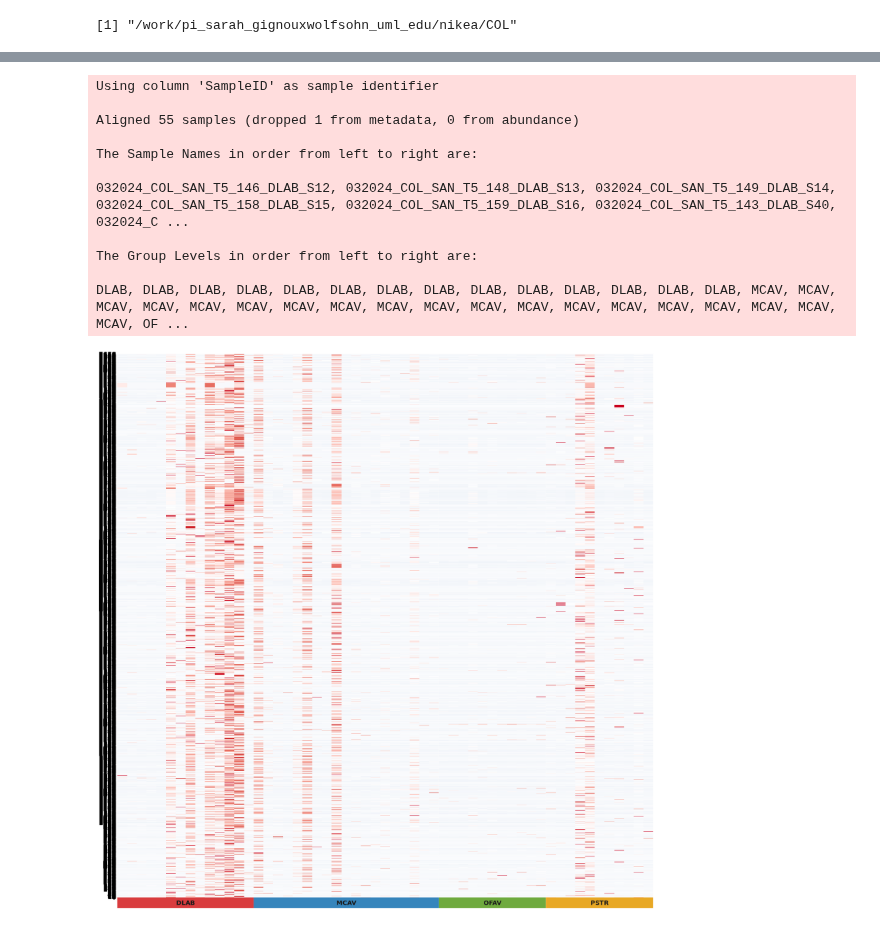
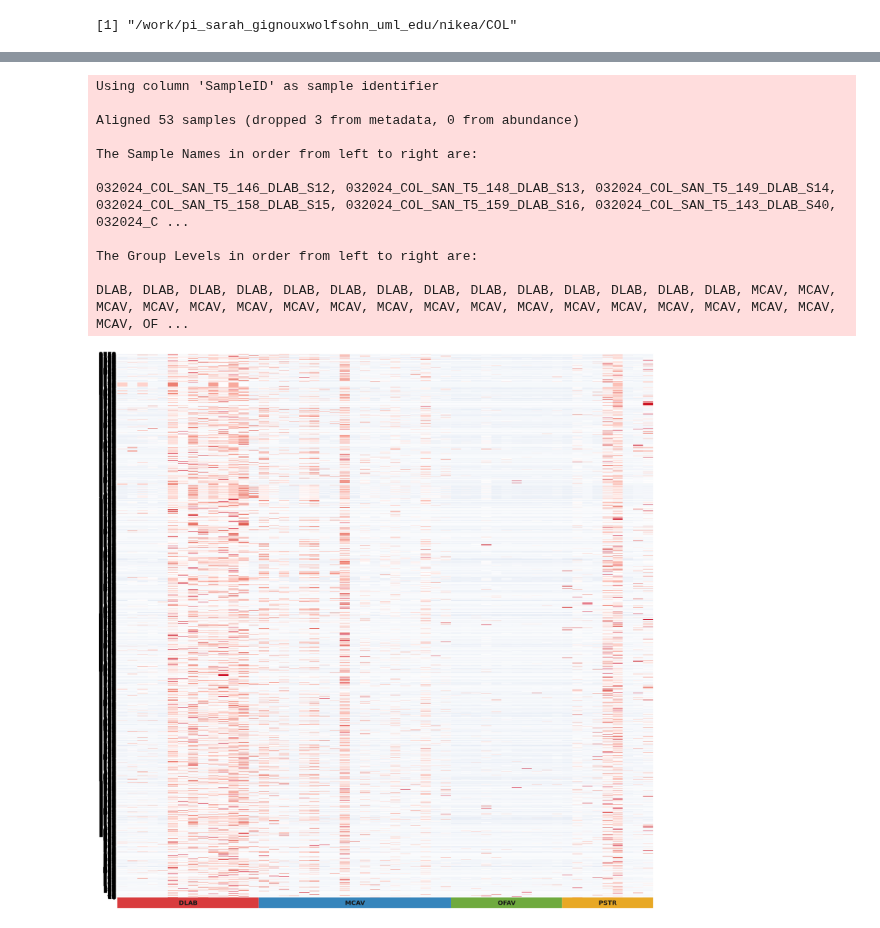
Before and after one commit to nikeaulrich/COL_metagenomics, a Jupyter notebook: COL_functional_visualization_032024_012025.ipynb, the cells around one changed output, grey strips where cells are left out. Saved outputs shown, nothing was run; the diff lists cells and outputs as text; code cells hidden in the pictures.

```diff
--- a/COL_functional_visualization_032024_012025.ipynb
+++ b/COL_functional_visualization_032024_012025.ipynb
@@ -99,6 +99,6 @@ A data.frame: 6 × 57
 # %%
 #remove rows with "g__Cutibacterium.s__Cutibacterium_acnes" and "g__Bradyrhizobium.s__Bradyrhizobium_sp_MOS004"
-genes_filtered <- genes_filtered[!grepl("g__Cutibacterium.s__Cutibacterium_acnes|g__Bradyrhizobium.s__Bradyrhizobium_sp_MOS004", genes_filtered$Gene_Family), ]
+genes_filtered <- genes_filtered[!grepl("g__Bradyrhizobium.s__Bradyrhizobium_sp_MOS004|g__Cutibacterium.s__Cutibacterium_acnes|g__Moraxella.s__Moraxella_osloensis", genes_filtered$Gene_Family), ]
 head(genes_filtered)
 dim (genes_filtered)
 # %% [output]
@@ -118,7 +118,7 @@ write.csv(as.data.frame(genes_filtered), file= "all_genes_filtered.csv")
 # %%
 #reorder columns from list file (just concatenated the IDs together in the order I wanted
 #also included Gene_Family first, to keep that the first column
-column_list <- readLines("COL_column_order.txt")
+column_list <- readLines("COL_column_order_exceptS20-25.txt")
 genes_filtered_reordered <- genes_filtered[, column_list]
 head(genes_filtered_reordered)
 # %% [output]
@@ -592,5 +513,5 @@ A data.frame: 6 × 56
 # %%
 #remove the Gene_family column
-genes_filtered_reordered_minuspstrS9_counts <- genes_filtered_reordered_minuspstrS9[, -1]
-head(genes_filtered_reordered_minuspstrS9_counts)
+genes_filtered_reordered_counts <- genes_filtered_reordered[, -1]
+head(genes_filtered_reordered_counts)
 # %% [output]
@@ -604,6 +525,6 @@ A data.frame: 6 × 55
 | 14 | 0 | 0 | 0 | 0 | ... |
 | 16 | 0 | 0 | 0 | 0 | ... |
 # %%
-genes_filtered_reordered_minuspstrS9_counts=as.matrix(genes_filtered_reordered_minuspstrS9_counts)
-head(genes_filtered_reordered_minuspstrS9_counts)
+genes_filtered_reordered_counts=as.matrix(genes_filtered_reordered_counts)
+head(genes_filtered_reordered_counts)
 # %% [output]
@@ -620,20 +541,20 @@ metadata <- read.csv("COL_metadata_012025.csv",header=TRUE)
 # %%
 options(repr.plot.width=15, repr.plot.height=15)
 # %%
-plot1 <- pathway_heatmap(genes_filtered_reordered_minuspstrS9_counts, metadata, "Species")
+plot1 <- pathway_heatmap(genes_filtered_reordered_counts, metadata, "Species")
 plot1
 # %% [output]
 Using column 'SampleID' as sample identifier
 
-Aligned 55 samples (dropped 1 from metadata, 0 from abundance)
+Aligned 53 samples (dropped 3 from metadata, 0 from abundance)
 
 The Sample Names in order from left to right are:
 
 032024_COL_SAN_T5_146_DLAB_S12, 032024_COL_SAN_T5_148_DLAB_S13, 032024_COL_SAN_T5_149_DLAB_S14, 032024_COL_SAN_T5_158_DLAB_S15, 032024_COL_SAN_T5_159_DLAB_S16, 032024_COL_SAN_T5_143_DLAB_S40, 032024_C ...
 
 The Group Levels in order from left to right are:
 
 DLAB, DLAB, DLAB, DLAB, DLAB, DLAB, DLAB, DLAB, DLAB, DLAB, DLAB, DLAB, DLAB, DLAB, MCAV, MCAV, MCAV, MCAV, MCAV, MCAV, MCAV, MCAV, MCAV, MCAV, MCAV, MCAV, MCAV, MCAV, MCAV, MCAV, MCAV, MCAV, MCAV, OF ...
-[figure, old version]
+[figure, new version]
 # %%
 #calculate z-score
```
Also changed, not shown: parts of 37 cells of this notebook, 3 other files.
